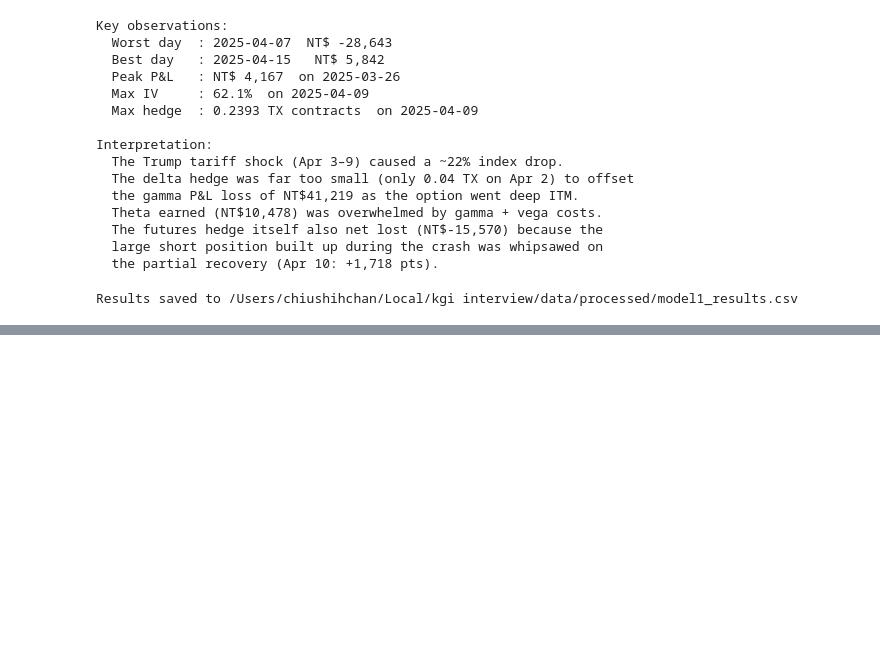
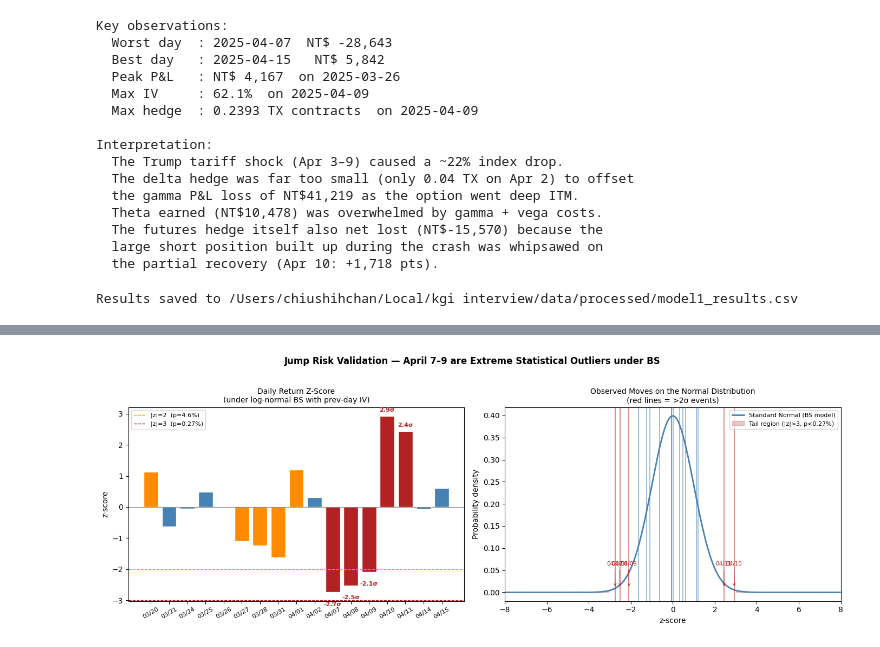
Before and after one commit to MaxChiu1122/Delta_Hedging_Strategy, a Jupyter notebook: notebooks/model1_backtest.ipynb, the cells around one changed output, grey strips where cells are left out. Saved outputs shown, nothing was run; the diff lists cells and outputs as text; code cells hidden in the pictures; blank space fills up the shorter version.

```diff
--- a/notebooks/model1_backtest.ipynb
+++ b/notebooks/model1_backtest.ipynb
@@ -709,0 +947,88 @@ Results saved to /Users/chiushihchan/Local/kgi interview/data/processed/model1_r
+# %%
+from scipy.stats import norm as sp_norm
+
+# Compute z-scores for each intermediate day
+dt_series = pd.Series(
+    [(dates[i] - dates[i-1]).days / 365.0 for i in range(1, len(dates)-1)],
+    index=analysis.index)
+log_ret = np.log(
+    pd.Series([records[i].F for i in range(1, len(dates)-1)], index=analysis.index) /
+    pd.Series([records[i-1].F for i in range(1, len(dates)-1)], index=analysis.index)
+)
+analysis["z_score"] = log_ret / ((analysis["iv_prev_pct"] / 100) * np.sqrt(dt_series))
+analysis["prob_exceed_pct"] = 2 * (1 - sp_norm.cdf(analysis["z_score"].abs())) * 100
+
+# ── Figure: z-score bar chart + normal distribution overlay ───────────────────
+fig, axes = plt.subplots(1, 2, figsize=(14, 5))
+
+# Left: z-score per day
+ax = axes[0]
+x = np.arange(len(analysis))
+colors_z = ["firebrick" if abs(z) > 2 else ("darkorange" if abs(z) > 1 else "steelblue")
+            for z in analysis["z_score"]]
+bars = ax.bar(x, analysis["z_score"], color=colors_z, edgecolor="white")
+ax.axhline(0,   color="grey",      linewidth=0.8)
+ax.axhline(-2,  color="darkorange", linewidth=1, linestyle="--", label="|z|=2  (p=4.6%)")
+ax.axhline(-3,  color="firebrick",  linewidth=1, linestyle="--", label="|z|=3  (p=0.27%)")
+ax.set_xticks(x)
+ax.set_xticklabels([d.strftime("%m/%d") for d in analysis.index], rotation=30, fontsize=8)
+ax.set_ylabel("z-score")
+ax.set_title("Daily Return Z-Score\n(under log-normal BS with prev-day IV)", fontsize=10)
+ax.legend(fontsize=8)
+
+# Annotate the most extreme days
+for i, (d, z) in enumerate(analysis["z_score"].items()):
+    if abs(z) > 2:
+        ax.text(i, z - 0.3 if z < 0 else z + 0.1,
+                f"{z:.1f}σ", ha="center", va="top" if z < 0 else "bottom",
+                fontsize=8, color="firebrick", fontweight="bold")
+
+# Right: normal distribution with observed moves marked
+ax2 = axes[1]
+z_range = np.linspace(-8, 8, 500)
+ax2.plot(z_range, sp_norm.pdf(z_range), color="steelblue", linewidth=2,
+         label="Standard Normal (BS model)")
+ax2.fill_between(z_range, sp_norm.pdf(z_range),
+                 where=(np.abs(z_range) > 3), alpha=0.25, color="firebrick",
+                 label="Tail region (|z|>3, p<0.27%)")
+
+# Mark each day's z-score
+for d, z in analysis["z_score"].items():
+    color = "firebrick" if abs(z) > 2 else "steelblue"
+    ax2.axvline(z, color=color, linewidth=1.2, alpha=0.6)
+    if abs(z) > 2:
+        ax2.annotate(d.strftime("%m/%d"), xy=(z, 0.01),
+                     xytext=(z - 0.4, 0.06), fontsize=7.5, color="firebrick",
+                     arrowprops=dict(arrowstyle="->", color="firebrick", lw=0.7))
+
+ax2.set_xlim(-8, 8)
+ax2.set_xlabel("z-score")
+ax2.set_ylabel("Probability density")
+ax2.set_title("Observed Moves on the Normal Distribution\n(red lines = >2σ events)", fontsize=10)
+ax2.legend(fontsize=8)
+
+plt.suptitle("Jump Risk Validation — April 7–9 are Extreme Statistical Outliers under BS",
+             fontsize=12, fontweight="bold", y=1.02)
+plt.tight_layout()
+plt.savefig(ROOT / "notebooks" / "fig_jump_risk.png", dpi=150, bbox_inches="tight")
+plt.show()
+
+# Print the stats table
+print("Z-score table (all intermediate days):")
+print("-" * 72)
+zt = analysis[["z_score", "prob_exceed_pct", "actual_move", "tg_net"]].copy()
+zt.index = [d.strftime("%Y-%m-%d") for d in zt.index]
+zt.columns = ["z-score", "Prob(|z|≥ this) %", "|ΔF| pts", "Θ+Γ P&L NT$"]
+print(zt.to_string(float_format=lambda v: f"{v:>10.2f}"))
+print()
+apr7_z = analysis.loc["2025-04-07", "z_score"]
+apr7_p = analysis.loc["2025-04-07", "prob_exceed_pct"]
+print(f"Apr 7 z-score: {apr7_z:.2f}σ  →  probability of a move this large or bigger: {apr7_p:.4f}%")
+print(f"Equivalently: a {apr7_z:.1f}σ event occurs roughly once every "
+      f"{1/(apr7_p/100):.0f} trading days ({1/(apr7_p/100)/252:.0f} years) under log-normal BS.")
+print()
+print("Conclusion: the Apr 7 move was a fat-tail jump event. Delta-neutral hedging")
+print("under any diffusion model (BS, Heston, SABR) cannot hedge against such jumps")
+print("without explicit jump-risk premium or intraday monitoring.")
+# %% [output]
+[figure, added]
```
Also changed, not shown: parts of 12 cells of this notebook, 10 other files.
